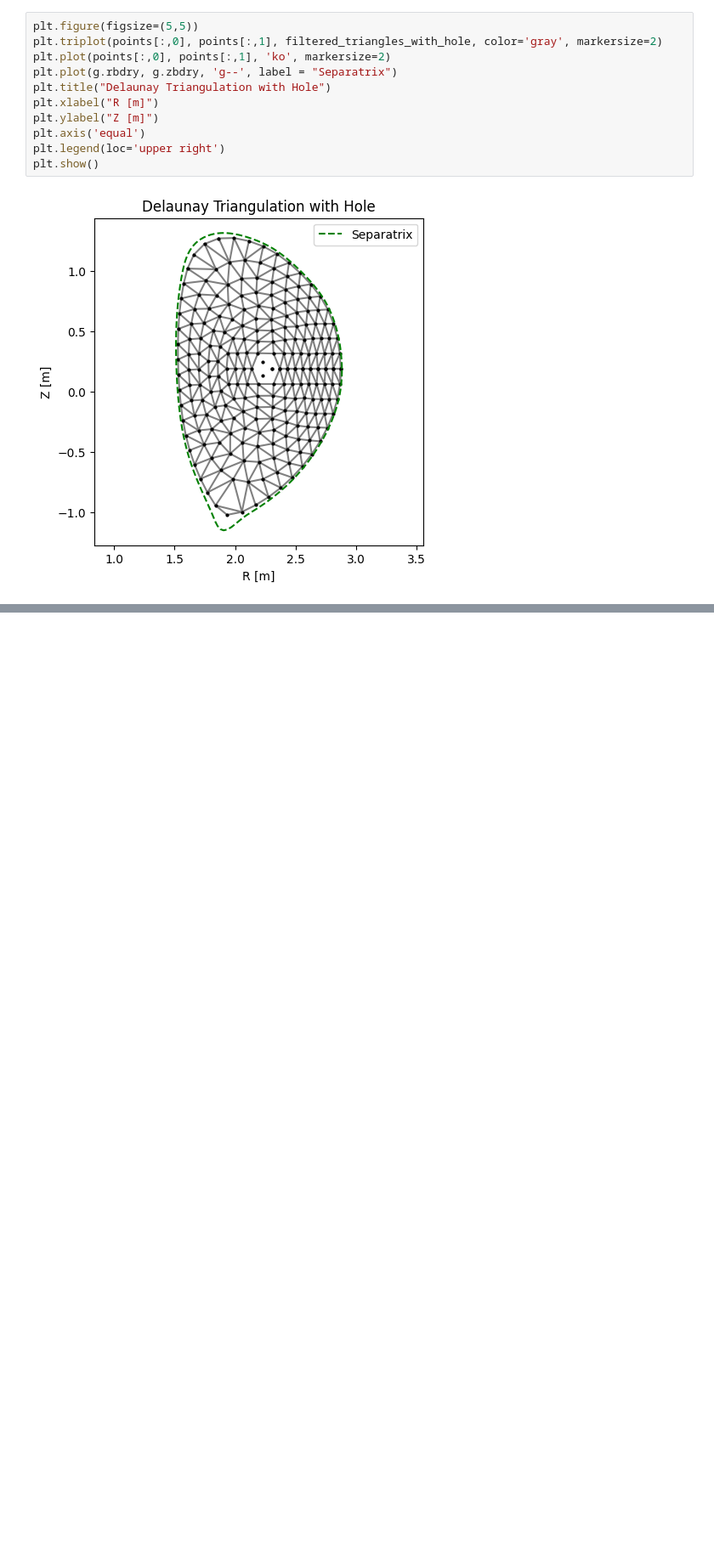
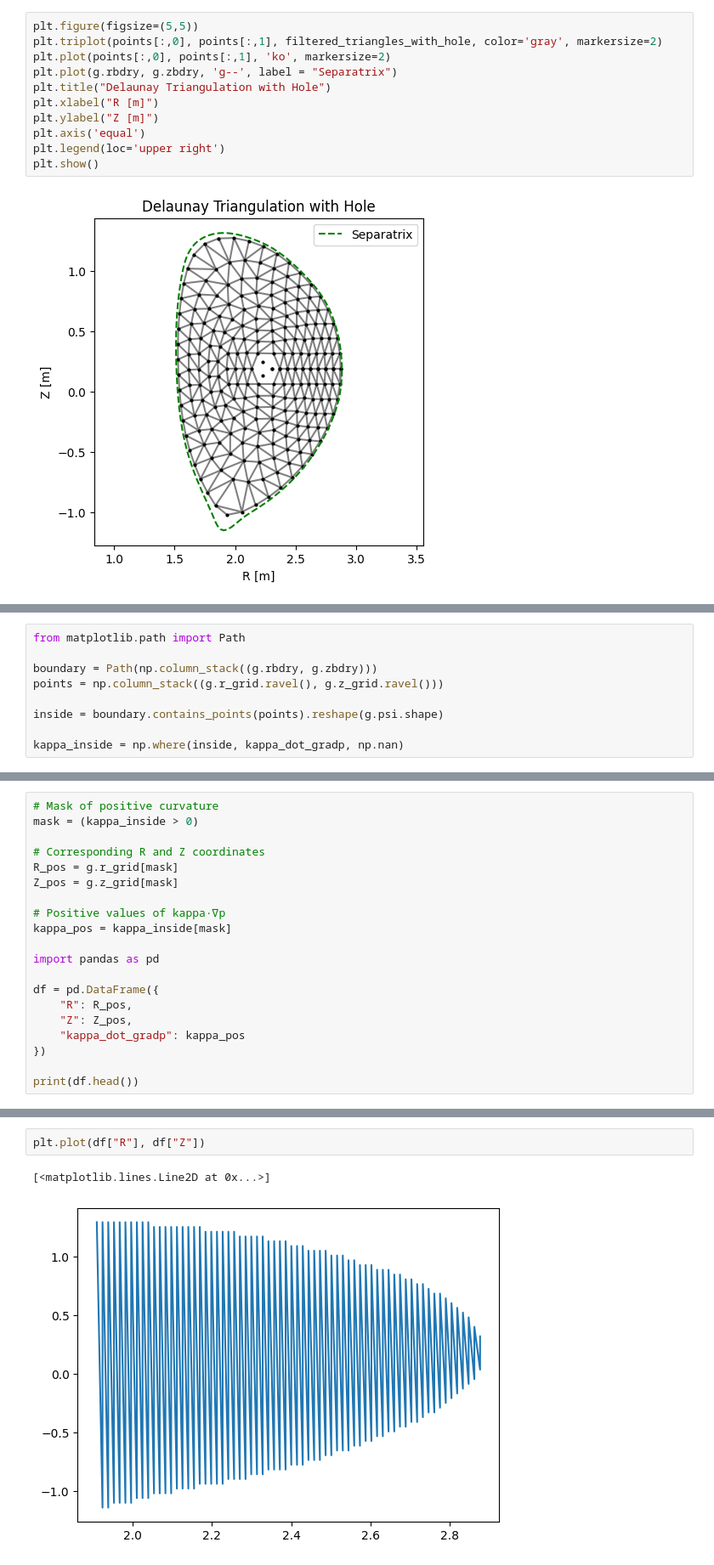
Before and after one commit to swarajsao1/Plasma, a Jupyter notebook: DTT/DTT_P/DTT.ipynb, the cells around one changed output, grey strips where cells are left out. Shown at 85% size. Drawn from its saved outputs; the diff is of its cells as text; blank space fills up the shorter version.

```diff
--- a/DTT/DTT_P/DTT.ipynb
+++ b/DTT/DTT_P/DTT.ipynb
@@ -432,0 +705,9 @@ while (step_count < max_step):
+# %%
+from matplotlib.path import Path
+
+boundary = Path(np.column_stack((g.rbdry, g.zbdry)))
+points = np.column_stack((g.r_grid.ravel(), g.z_grid.ravel()))
+
+inside = boundary.contains_points(points).reshape(g.psi.shape)
+
+kappa_inside = np.where(inside, kappa_dot_gradp, np.nan)
@@ -432,0 +721,20 @@ while (step_count < max_step):
+# %%
+# Mask of positive curvature
+mask = (kappa_inside > 0)
+
+# Corresponding R and Z coordinates
+R_pos = g.r_grid[mask]
+Z_pos = g.z_grid[mask]
+
+# Positive values of kappa·∇p
+kappa_pos = kappa_inside[mask]
+
+import pandas as pd
+
+df = pd.DataFrame({
+    "R": R_pos,
+    "Z": Z_pos,
+    "kappa_dot_gradp": kappa_pos
+})
+
+print(df.head())
@@ -432,0 +764,5 @@ while (step_count < max_step):
+# %%
+plt.plot(df["R"], df["Z"])
+# %% [output]
+[<matplotlib.lines.Line2D at 0x...>]
+[figure, added]
```
Also changed, not shown: parts of 58 cells of this notebook, 5 other files.
